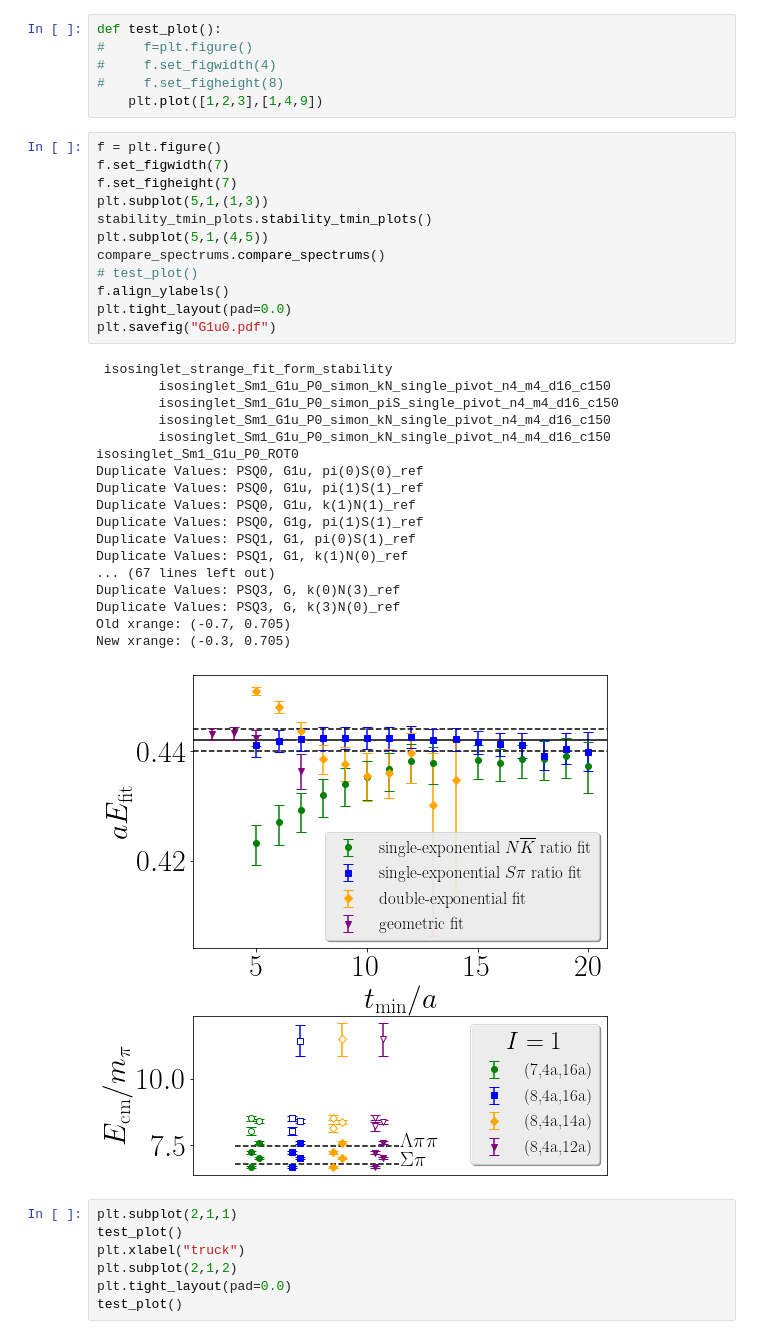
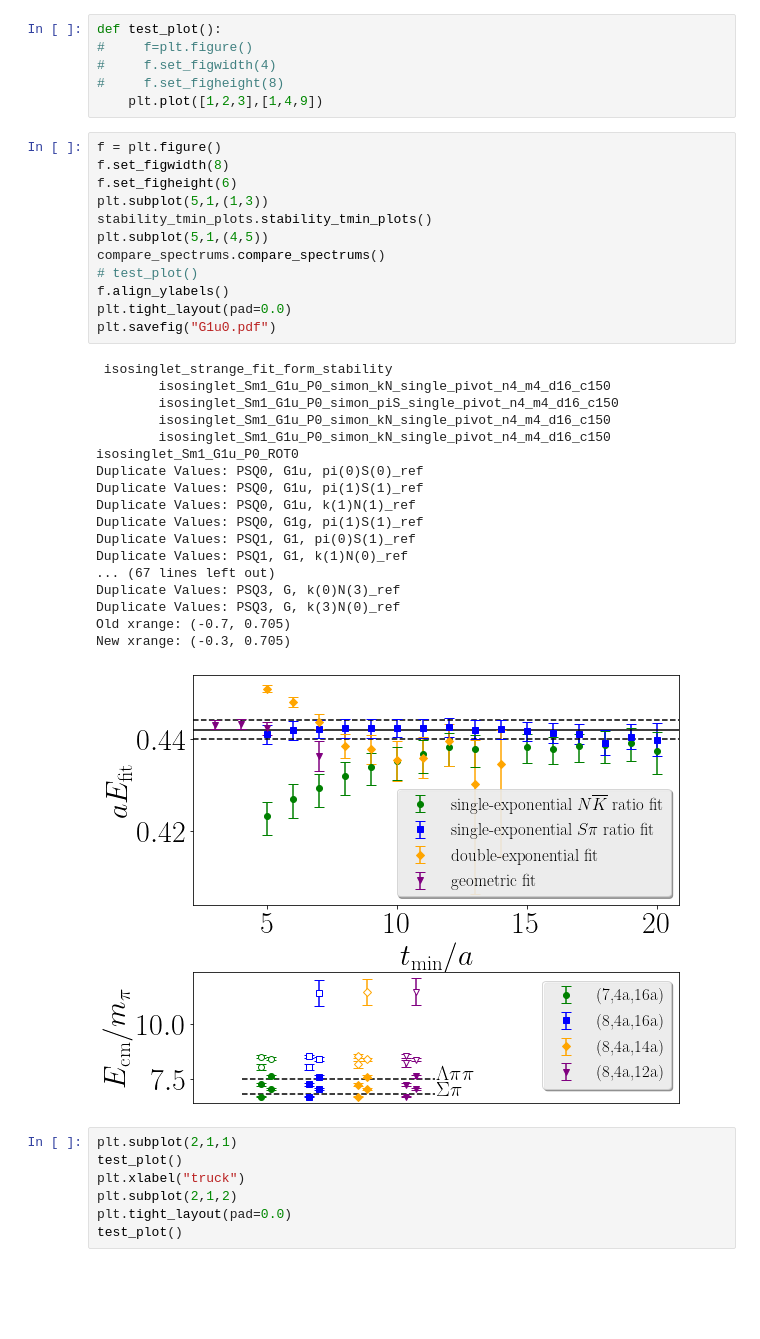
Before and after one commit to xinucode/sigmond_python_plots, a Jupyter notebook: spectrum_tmin_combo/combo_plot.ipynb, the cells around one changed output. Cells and saved outputs as stored; diff of their text form; blank space fills up the shorter version.

```diff
--- a/spectrum_tmin_combo/combo_plot.ipynb
+++ b/spectrum_tmin_combo/combo_plot.ipynb
@@ -25,35 +25,35 @@ def test_plot():
     plt.plot([1,2,3],[1,4,9])
 # %%
 f = plt.figure()
-f.set_figwidth(7)
-f.set_figheight(7)
+f.set_figwidth(8)
+f.set_figheight(6)
 plt.subplot(5,1,(1,3))
 stability_tmin_plots.stability_tmin_plots()
 plt.subplot(5,1,(4,5))
 compare_spectrums.compare_spectrums()
 # test_plot()
 f.align_ylabels()
 plt.tight_layout(pad=0.0)
 plt.savefig("G1u0.pdf")
 # %% [output]
  isosinglet_strange_fit_form_stability
         isosinglet_Sm1_G1u_P0_simon_kN_single_pivot_n4_m4_d16_c150
         isosinglet_Sm1_G1u_P0_simon_piS_single_pivot_n4_m4_d16_c150
         isosinglet_Sm1_G1u_P0_simon_kN_single_pivot_n4_m4_d16_c150
         isosinglet_Sm1_G1u_P0_simon_kN_single_pivot_n4_m4_d16_c150
 isosinglet_Sm1_G1u_P0_ROT0
 Duplicate Values: PSQ0, G1u, pi(0)S(0)_ref
 Duplicate Values: PSQ0, G1u, pi(1)S(1)_ref
 Duplicate Values: PSQ0, G1u, k(1)N(1)_ref
 Duplicate Values: PSQ0, G1g, pi(1)S(1)_ref
 Duplicate Values: PSQ1, G1, pi(0)S(1)_ref
 Duplicate Values: PSQ1, G1, k(1)N(0)_ref
 ... (67 lines left out)
 Duplicate Values: PSQ3, G, k(0)N(3)_ref
 Duplicate Values: PSQ3, G, k(3)N(0)_ref
 Old xrange: (-0.7, 0.705)
 New xrange: (-0.3, 0.705)
-[figure, old version]
+[figure, new version]
 # %%
 plt.subplot(2,1,1)
 test_plot()
```
Also changed, not shown: 2 other files.
